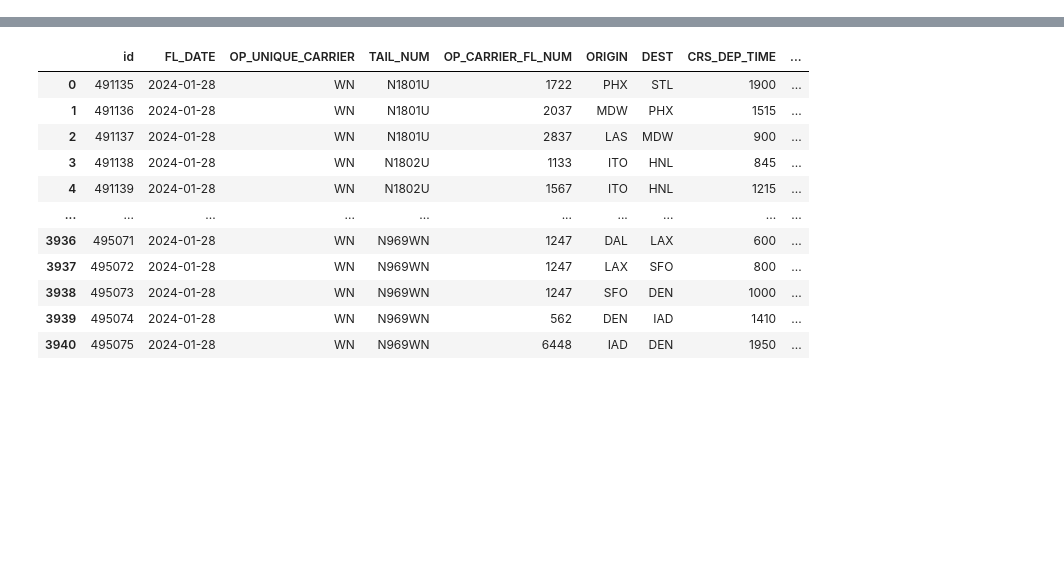
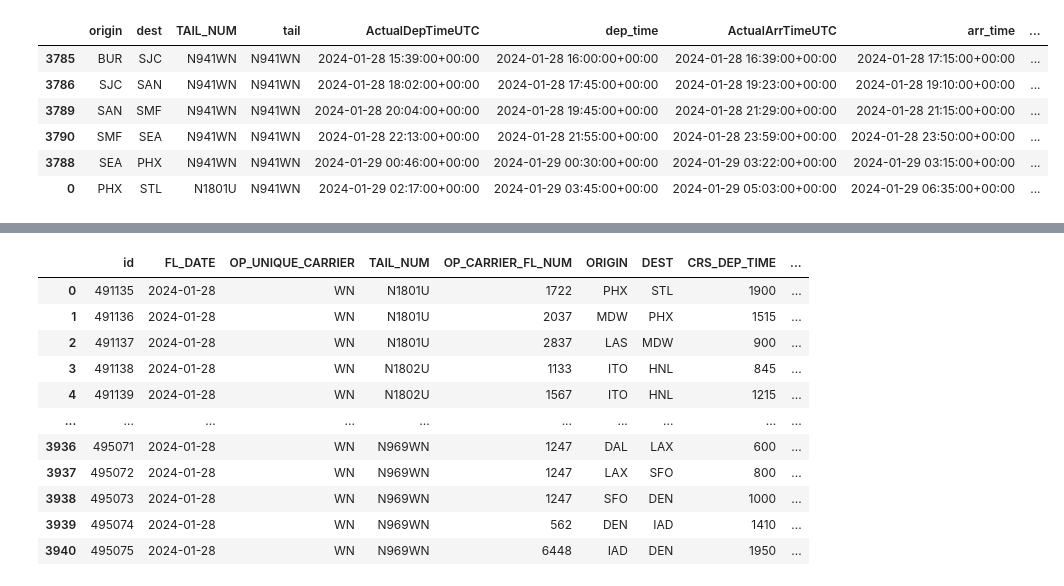
Before and after one commit to broad-well/recovair-abm, a Jupyter notebook: validation/compare_outcomes.ipynb, the cells around one changed output, grey strips where cells are left out. Saved outputs shown, nothing was run; the diff lists cells and outputs as text; code cells hidden in the pictures; blank space fills up the shorter version.

```diff
--- a/validation/compare_outcomes.ipynb
+++ b/validation/compare_outcomes.ipynb
@@ -35,0 +82,10 @@ sim_df
+# %%
+comps_2024[0].merged.query('tail == "N941WN"').sort_values('dep_time')[['origin', 'dest', 'TAIL_NUM', 'tail', 'ActualDepTimeUTC', 'dep_time', 'ActualArrTimeUTC', 'arr_time', 'DEP_DELAY_act', 'DEP_DELAY_sim']]
+# %% [output]
+|  | origin | dest | TAIL_NUM | tail | ActualDepTimeUTC | dep_time | ActualArrTimeUTC | arr_time | ... |
+| 3785 | BUR | SJC | N941WN | N941WN | 2024-01-28 15:39:00+00:00 | 2024-01-28 16:00:00+00:00 | 2024-01-28 16:39:00+00:00 | 2024-01-28 17:15:00+00:00 | ... |
+| 3786 | SJC | SAN | N941WN | N941WN | 2024-01-28 18:02:00+00:00 | 2024-01-28 17:45:00+00:00 | 2024-01-28 19:23:00+00:00 | 2024-01-28 19:10:00+00:00 | ... |
+| 3789 | SAN | SMF | N941WN | N941WN | 2024-01-28 20:04:00+00:00 | 2024-01-28 19:45:00+00:00 | 2024-01-28 21:29:00+00:00 | 2024-01-28 21:15:00+00:00 | ... |
+| 3790 | SMF | SEA | N941WN | N941WN | 2024-01-28 22:13:00+00:00 | 2024-01-28 21:55:00+00:00 | 2024-01-28 23:59:00+00:00 | 2024-01-28 23:50:00+00:00 | ... |
+| 3788 | SEA | PHX | N941WN | N941WN | 2024-01-29 00:46:00+00:00 | 2024-01-29 00:30:00+00:00 | 2024-01-29 03:22:00+00:00 | 2024-01-29 03:15:00+00:00 | ... |
+| 0 | PHX | STL | N1801U | N941WN | 2024-01-29 02:17:00+00:00 | 2024-01-29 03:45:00+00:00 | 2024-01-29 05:03:00+00:00 | 2024-01-29 06:35:00+00:00 | ... |
```
Also changed, not shown: parts of 14 cells of this notebook, 2 other files.
